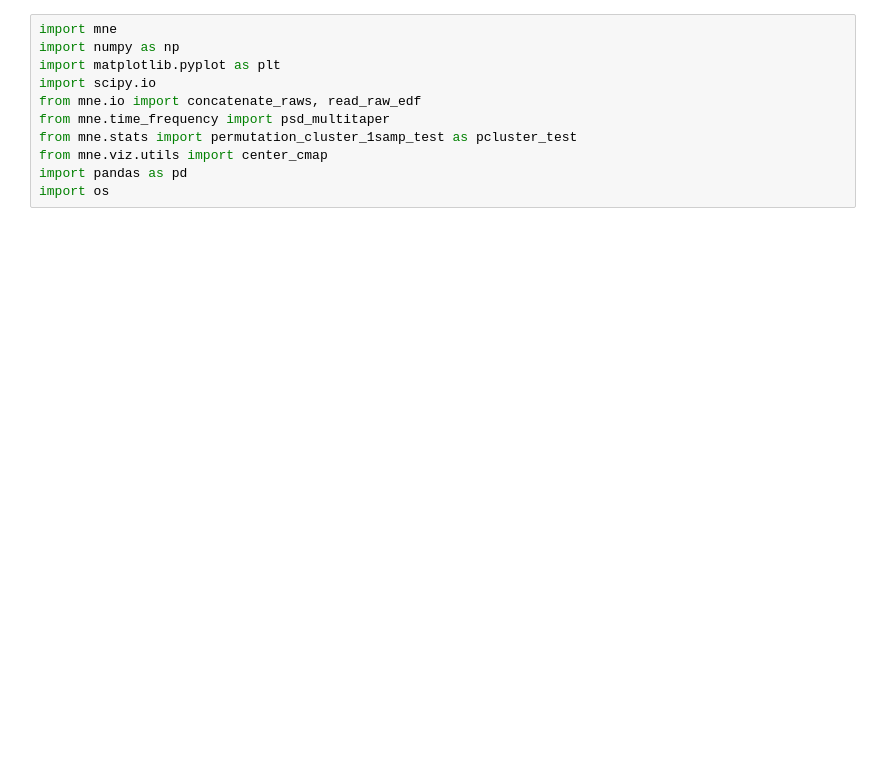
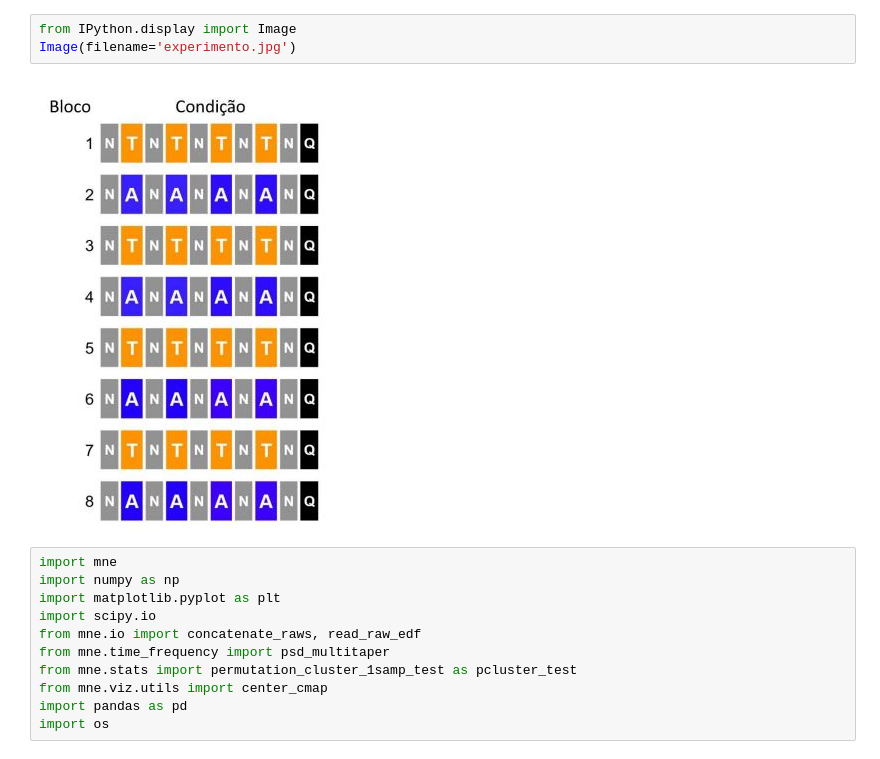
Before and after one commit to raffaela/eeg_emocoes, a Jupyter notebook: get_features.ipynb, the cells around one changed output. Saved outputs shown, nothing was run; the diff lists cells and outputs as text; blank space fills up the shorter version.

```diff
--- a/get_features.ipynb
+++ b/get_features.ipynb
@@ -1,3 +36,8 @@
+# %%
+from IPython.display import Image
+Image(filename='experimento.jpg')
+# %% [output]
+[figure, added]
 # %%
 import mne
 import numpy as np
```
Also changed, not shown: parts of 35 cells of this notebook, 3 other files.
